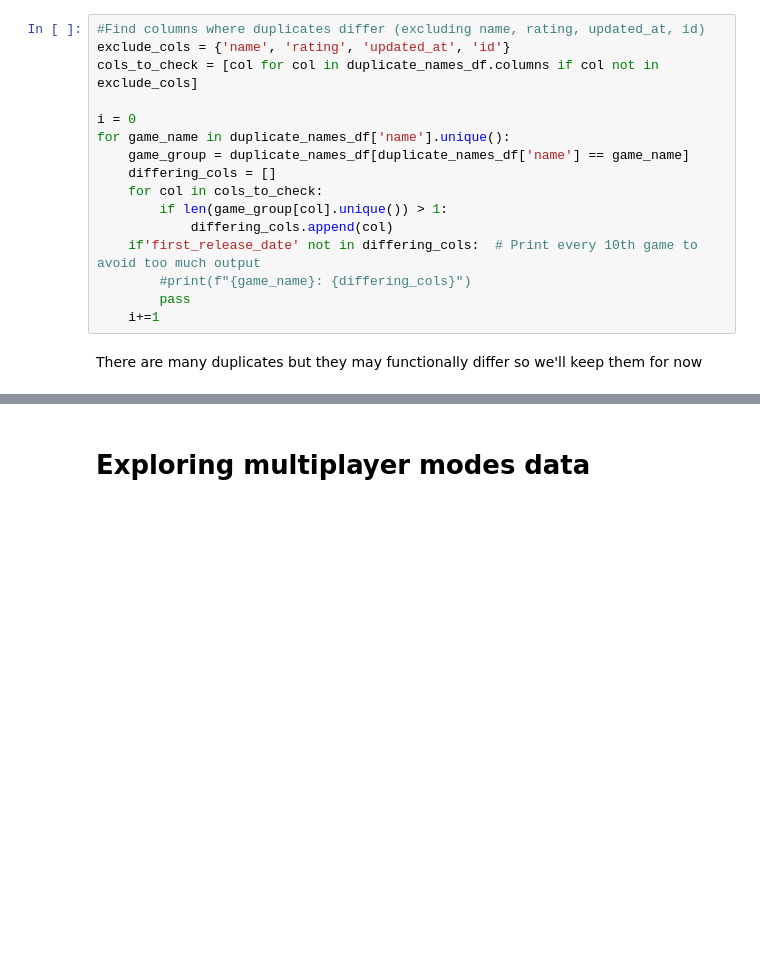
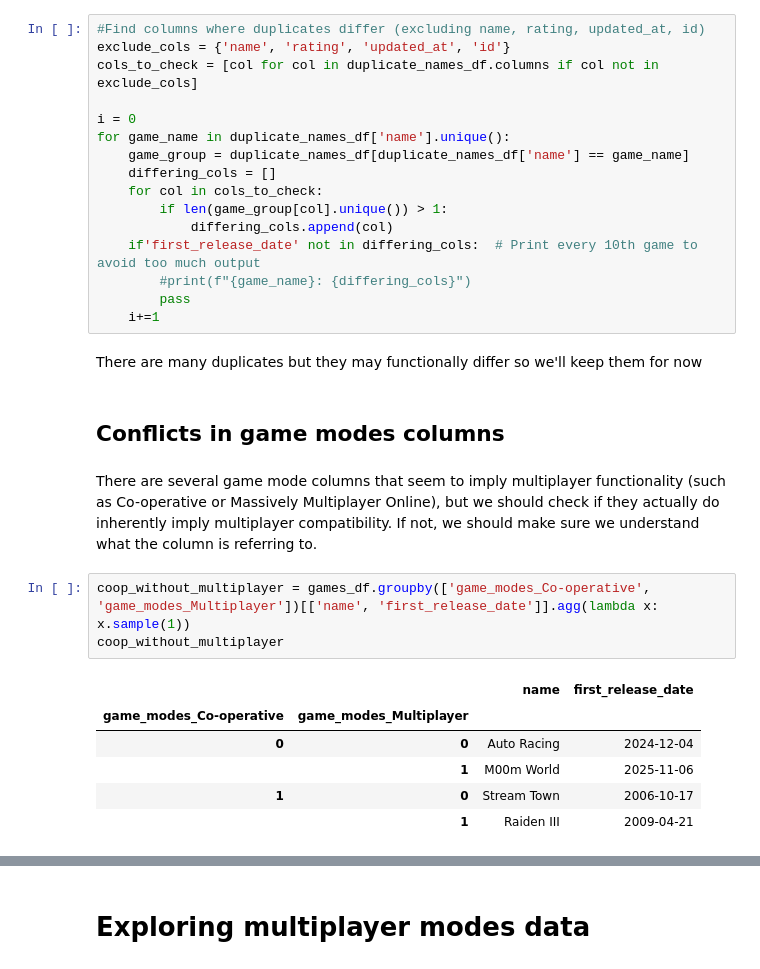
Before and after one commit to ModernNeesh/GotAnyGames, a Jupyter notebook: cleaning_analysis.ipynb, the cells around one changed output, grey strips where cells are left out. Saved outputs shown, nothing was run; the diff lists cells and outputs as text; blank space fills up the shorter version.

```diff
--- a/cleaning_analysis.ipynb
+++ b/cleaning_analysis.ipynb
@@ -75,3 +75,17 @@ for game_name in duplicate_names_df['name'].unique():
     i+=1
 # %% [markdown]
 There are many duplicates but they may functionally differ so we'll keep them for now
+# %% [markdown]
+## Conflicts in game modes columns
+# %% [markdown]
+There are several game mode columns that seem to imply multiplayer functionality (such as Co-operative or Massively Multiplayer Online), but we should check if they actually do inherently imply multiplayer compatibility. If not, we should make sure we understand what the column is referring to.
+# %%
+coop_without_multiplayer = games_df.groupby(['game_modes_Co-operative', 'game_modes_Multiplayer'])[['name', 'first_release_date']].agg(lambda x: x.sample(1))
+coop_without_multiplayer
+# %% [output]
+|  |  | name | first_release_date |
+| game_modes_Co-operative | game_modes_Multiplayer |  |  |
+| 0 | 0 | Auto Racing | 2024-12-04 |
+|  | 1 | M00m World | 2025-11-06 |
+| 1 | 0 | Stream Town | 2006-10-17 |
+|  | 1 | Raiden III | 2009-04-21 |
```
Also changed, not shown: parts of 13 cells of this notebook, 2 other files.
